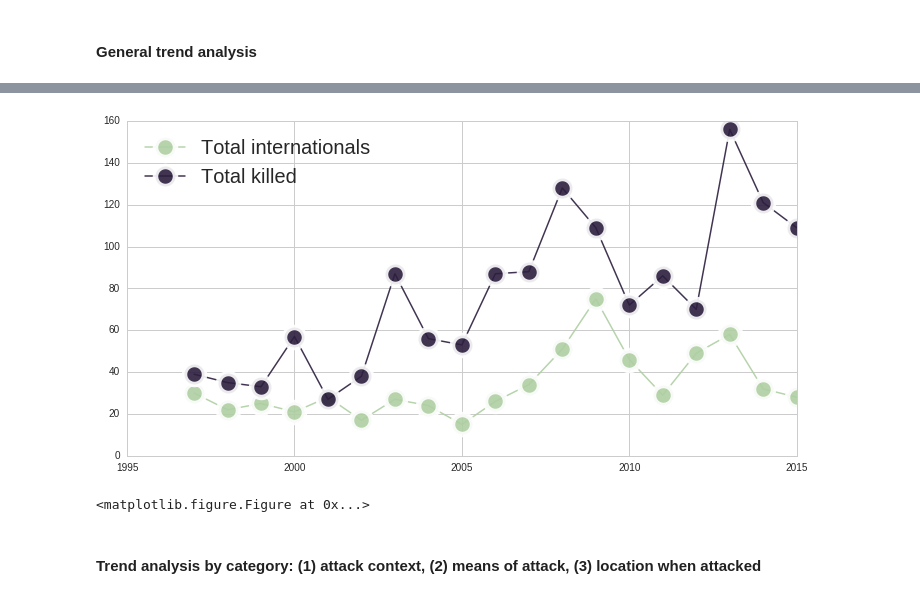
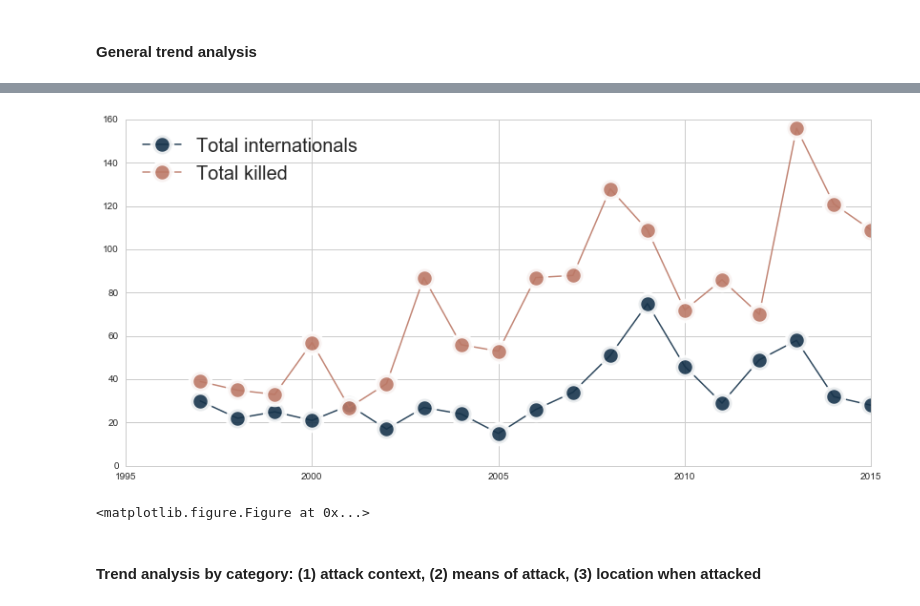
Before and after one commit to philippschw/Humanitarian_Security, a Jupyter notebook: Humanitarian Security Incidents_aidworkersecurity.org.ipynb, the cells around one changed output, grey strips where cells are left out. Drawn from its saved outputs; the diff is of its cells as text; code cells hidden in the pictures.

```diff
--- a/Humanitarian Security Incidents_aidworkersecurity.org.ipynb
+++ b/Humanitarian Security Incidents_aidworkersecurity.org.ipynb
@@ -219,5 +219,9 @@ def savefigure(path, outside_legend=False):
 # %% [markdown]
 ## 1. Initial basic data exploration
 # %%
-cs=sns.color_palette("cubehelix", 8)
-cs =sns.cubehelix_palette(8, start=.5, rot=-.75)
+cs=sns.color_palette("cubehelix", 10)
+cs4 =sns.color_palette("cubehelix", 4)
+# cs =sns.cubehelix_palette(8, start=.5, rot=-.75)
+# cs = (sns.color_palette("dark", 6))
+# cs = sns.color_palette("colorblind", 6)
+sns.palplot(sns.color_palette("cubehelix", 10))
@@ -424,12 +432,12 @@ l=df_incidents.groupby('Year').sum()
 mpl.rcParams['figure.figsize'] = (12.0, 6.0)
 # %%
 sns.set_context()
-for d,c in zip(['Total internationals','Total killed'],[cs[1],cs[-1]]):
+for d,c in zip(['Total internationals','Total killed'],[cs[1],cs[5]]):
     plt.plot(l.index,l[d],'o-',color=c,ms=20,mew=5.5,mec='white',linewidth=1.5,label=d,alpha=0.9)
 plt.legend(loc='upper left',scatterpoints=1,prop={'size':20})
 savefigure('Affected_nationals_vs_internations.png')
 # %% [output]
-[figure, old version]
+[figure, new version]
 <matplotlib.figure.Figure at 0x...>
 # %% [markdown]
 #### Trend analysis by category: (1) attack context, (2) means of attack, (3) location when attacked
```
Also changed, not shown: parts of 22 cells of this notebook, 3 other files.
